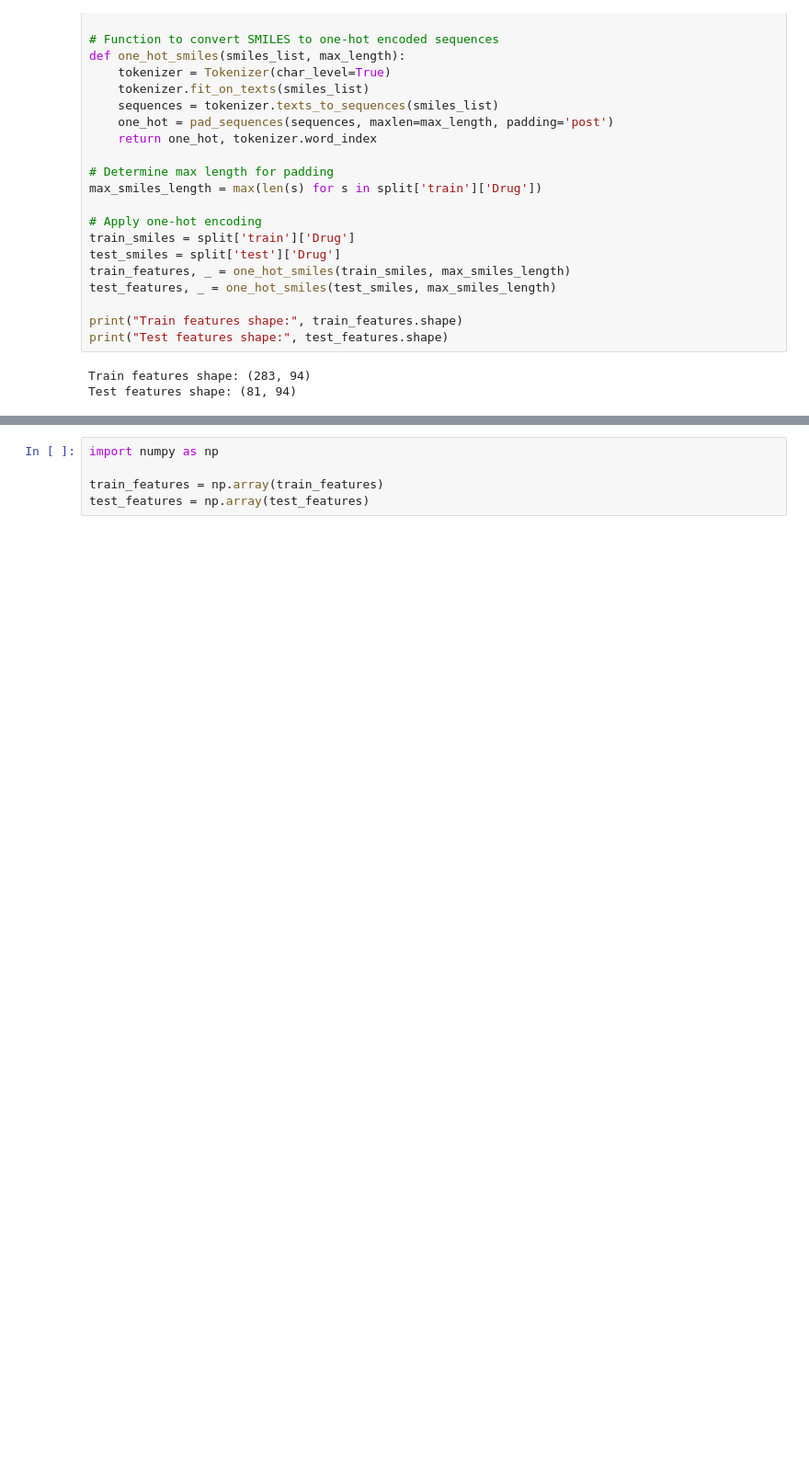
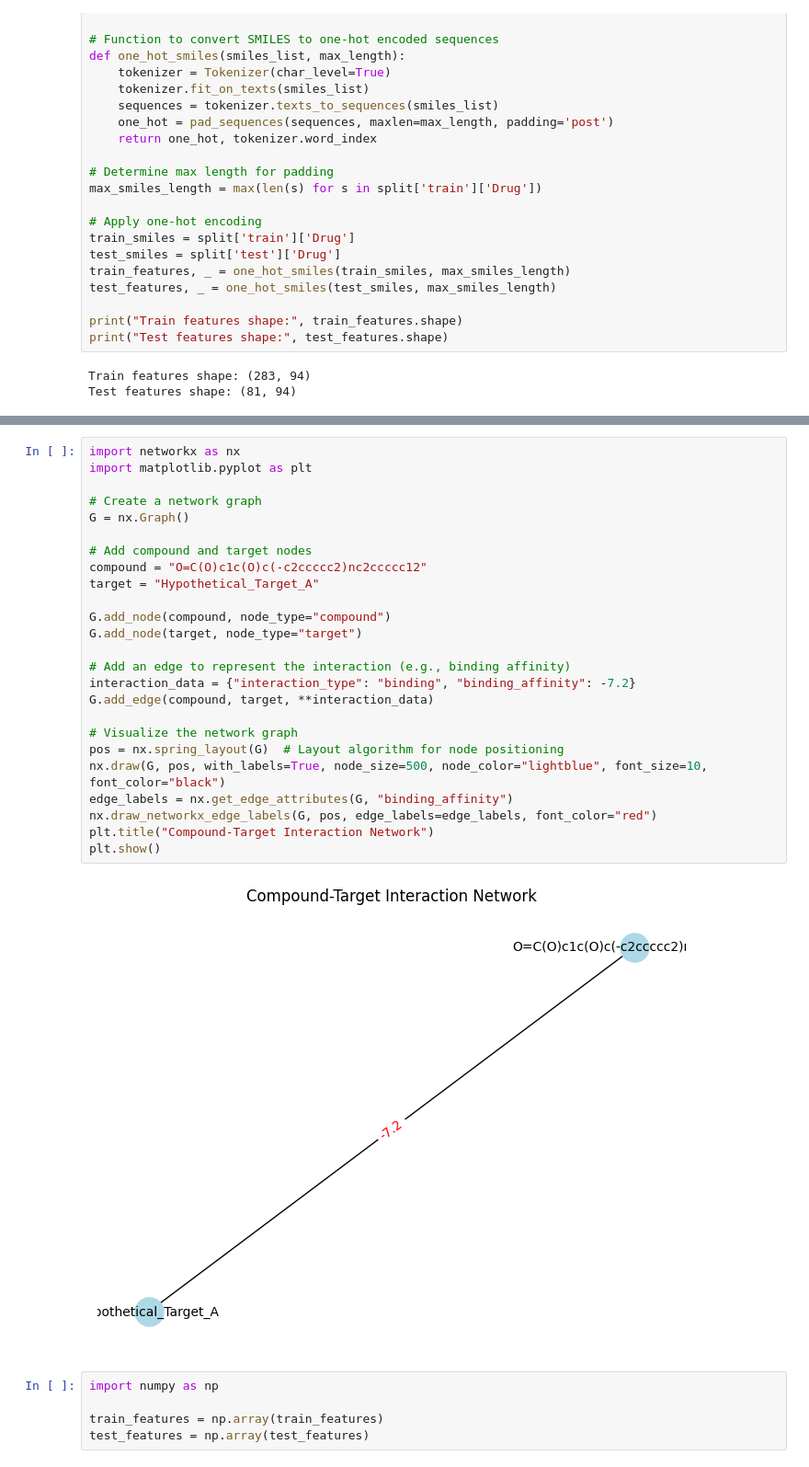
Before and after one commit to pegahahadian/DrugDiscovery, a Jupyter notebook: skin-reaction.ipynb, the cells around one changed output, grey strips where cells are left out. Shown at 92% size. Cells and saved outputs as stored; diff of their text form; blank space fills up the shorter version.

```diff
--- a/skin-reaction.ipynb
+++ b/skin-reaction.ipynb
@@ -99,3 +498,30 @@ Test features shape: (81, 94)
+# %%
+import networkx as nx
+import matplotlib.pyplot as plt
+
+# Create a network graph
+G = nx.Graph()
+
+# Add compound and target nodes
+compound = "O=C(O)c1c(O)c(-c2ccccc2)nc2ccccc12"
+target = "Hypothetical_Target_A"
+
+G.add_node(compound, node_type="compound")
+G.add_node(target, node_type="target")
+
+# Add an edge to represent the interaction (e.g., binding affinity)
+interaction_data = {"interaction_type": "binding", "binding_affinity": -7.2}
+G.add_edge(compound, target, **interaction_data)
+
+# Visualize the network graph
+pos = nx.spring_layout(G)  # Layout algorithm for node positioning
+nx.draw(G, pos, with_labels=True, node_size=500, node_color="lightblue", font_size=10, font_color="black")
+edge_labels = nx.get_edge_attributes(G, "binding_affinity")
+nx.draw_networkx_edge_labels(G, pos, edge_labels=edge_labels, font_color="red")
+plt.title("Compound-Target Interaction Network")
+plt.show()
+# %% [output]
+[figure, added]
 # %%
 import numpy as np
 
```
Also changed, not shown: parts of 20 cells of this notebook.
